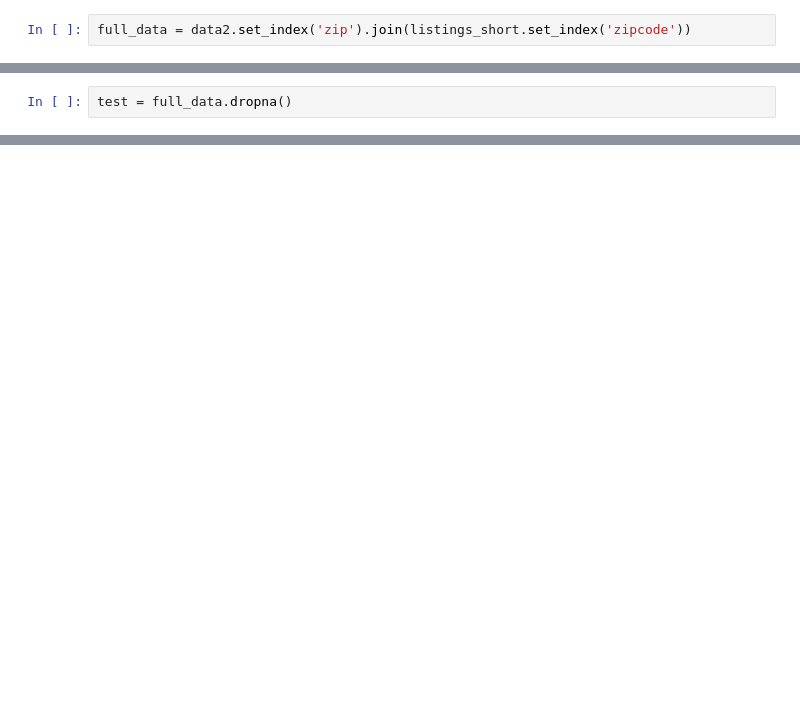
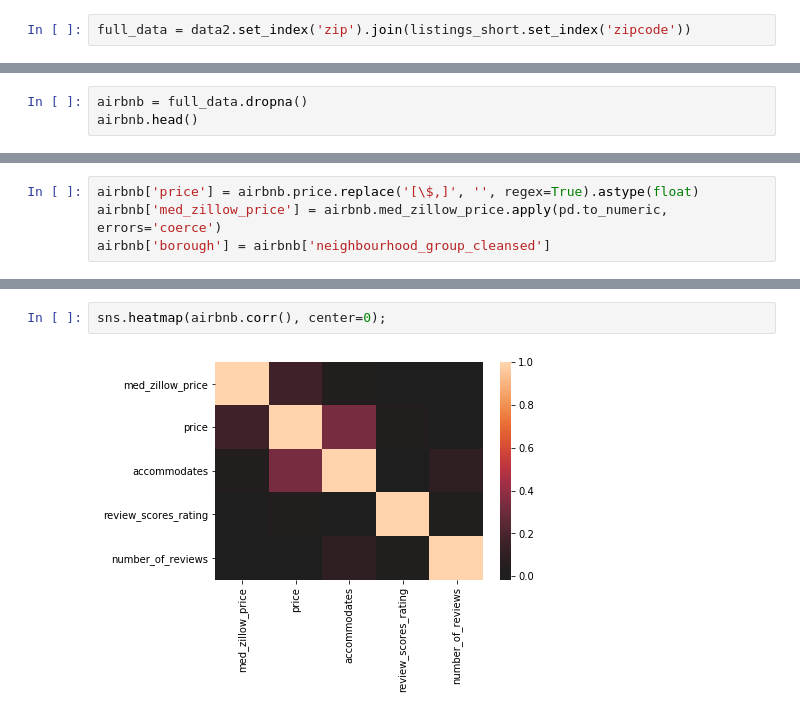
Before and after one commit to softserveslayer/airbnb_price_predictions, a Jupyter notebook: Test_airbnb.ipynb, the cells around one changed output, grey strips where cells are left out. Cells and saved outputs as stored; diff of their text form; blank space fills up the shorter version.

```diff
--- a/Test_airbnb.ipynb
+++ b/Test_airbnb.ipynb
@@ -160,2 +179,3 @@ dtype: object
 # %%
-test = full_data.dropna()
+airbnb = full_data.dropna()
+airbnb.head()
@@ -190,0 +207,4 @@ test[test.columns[1:2]].replace('[\$,]', '', regex=True).astype(float)
+# %%
+airbnb['price'] = airbnb.price.replace('[\$,]', '', regex=True).astype(float)
+airbnb['med_zillow_price'] = airbnb.med_zillow_price.apply(pd.to_numeric, errors='coerce')
+airbnb['borough'] = airbnb['neighbourhood_group_cleansed']
@@ -190,0 +254,4 @@ test[test.columns[1:2]].replace('[\$,]', '', regex=True).astype(float)
+# %%
+sns.heatmap(airbnb.corr(), center=0);
+# %% [output]
+[figure, added]
```
Also changed, not shown: parts of 33 cells of this notebook.
